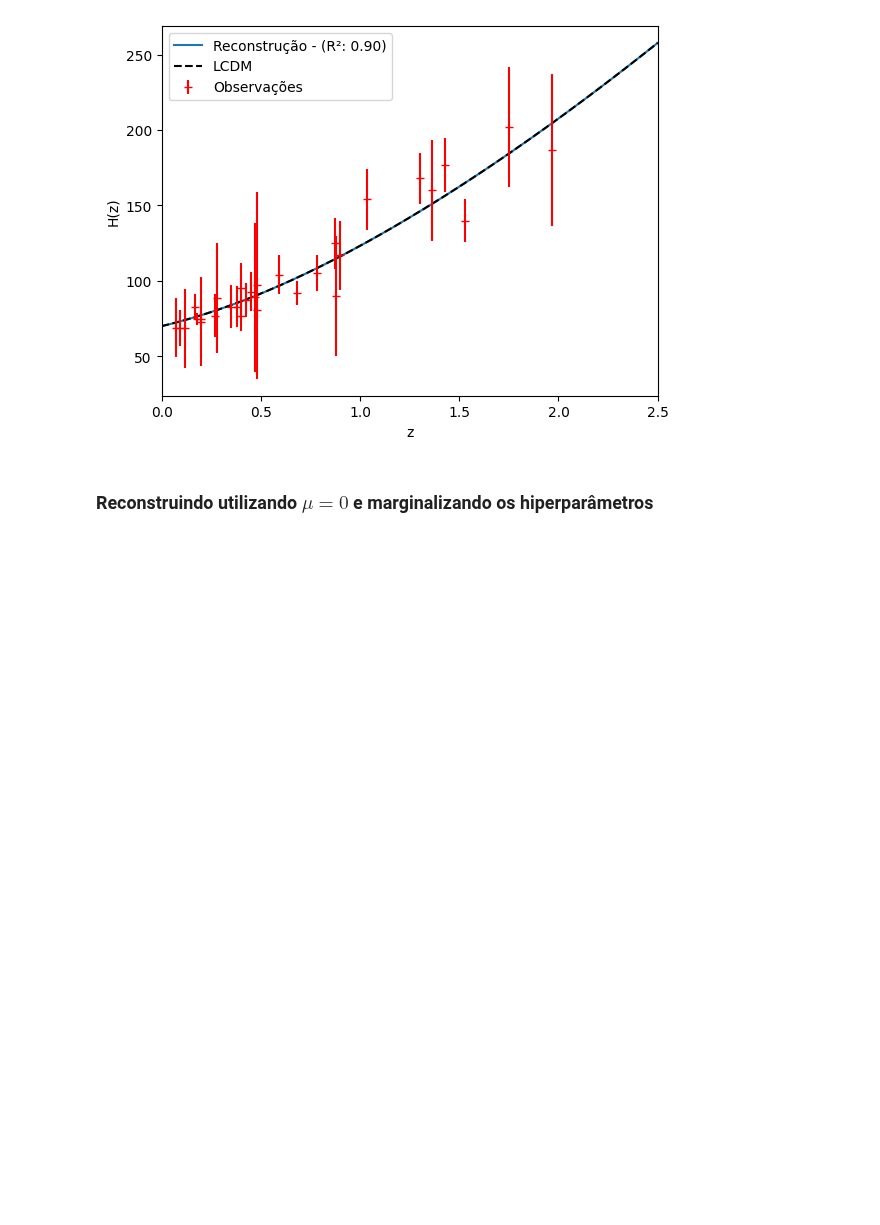
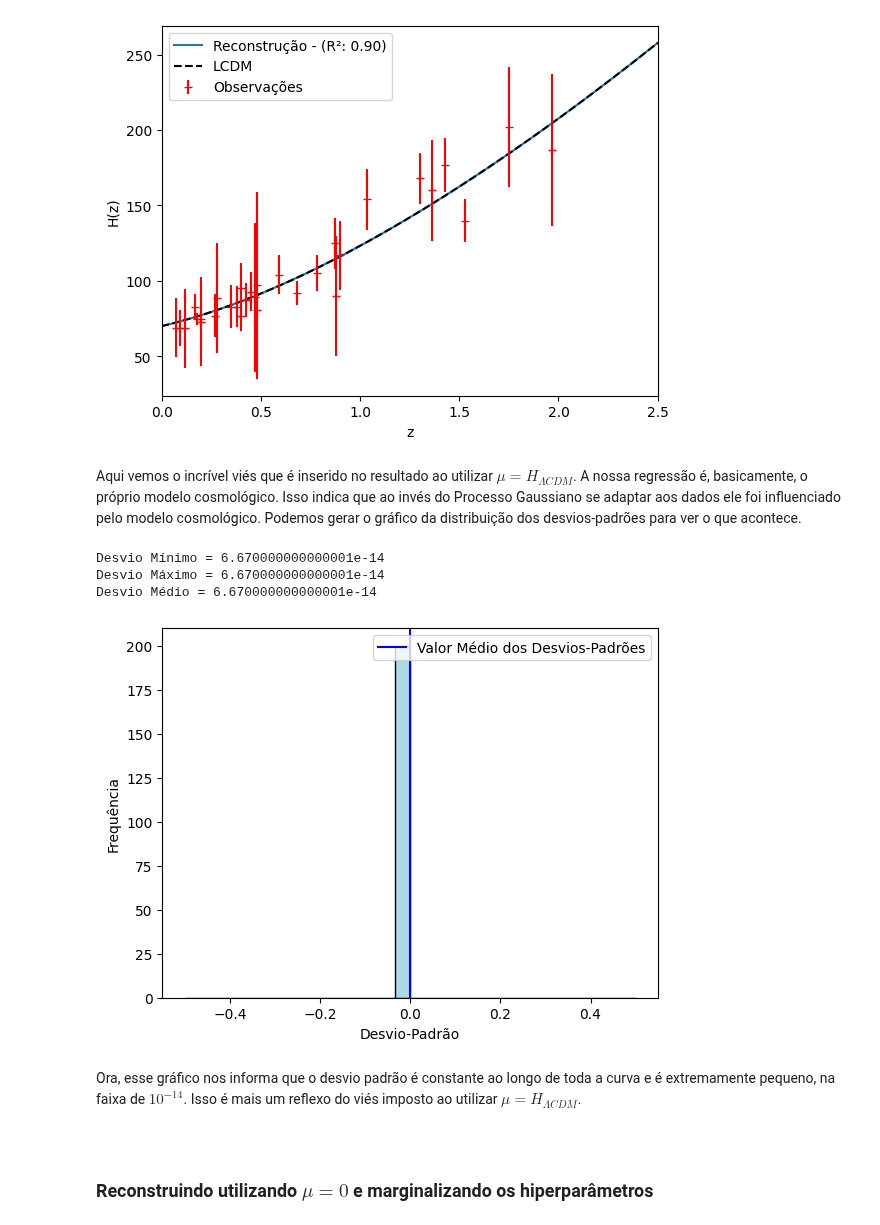
Before and after one commit to VicSanNun/HzRegression, a Jupyter notebook: main.ipynb, the cells around one changed output. Saved outputs shown, nothing was run; the diff lists cells and outputs as text; code cells hidden in the pictures; blank space fills up the shorter version.

```diff
--- a/main.ipynb
+++ b/main.ipynb
@@ -254,6 +283,27 @@ tnc: Local minima reach (|pg| ~= 0)
 plot(X, Y, Sigma, rec2, r_squared, title="plot1.png")
 # %% [output]
 [figure]
+# %% [markdown]
+Aqui vemos o incrível viés que é inserido no resultado ao utilizar $\mu = H_{\Lambda CDM}$. A nossa regressão é, basicamente, o próprio modelo cosmológico. Isso indica que ao invés do Processo Gaussiano se adaptar aos dados ele foi influenciado pelo modelo cosmológico. Podemos gerar o gráfico da distribuição dos desvios-padrões para ver o que acontece.
+# %%
+plt.hist(rec2[:,2], bins=30, color='lightblue', edgecolor='black')
+plt.xlabel('Desvio-Padrão')
+plt.ylabel('Frequência')
+plt.axvline(x = rec2[:,2].mean(), color = 'b', label = 'Valor Médio dos Desvios-Padrões')
+plt.legend()
+
+print(f'Desvio Mínimo = {rec2[:,2].min()}')
+print(f'Desvio Máximo = {rec2[:,2].max()}')
+print(f'Desvio Médio = {rec2[:,2].mean()}')
+# %% [output]
+Desvio Mínimo = 6.670000000000001e-14
+Desvio Máximo = 6.670000000000001e-14
+Desvio Médio = 6.670000000000001e-14
+[figure, added]
+# %% [markdown]
+Ora, esse gráfico nos informa que o desvio padrão é constante ao longo de toda a curva e é extremamente pequeno, na faixa de $10^{-14}$. Isso é mais um reflexo do viés imposto ao utilizar $\mu = H_{\Lambda CDM}$.
+# %% [markdown]
+<div id="rec3" />
 # %% [markdown]
 ### Reconstruindo utilizando $\mu = 0$ e marginalizando os hiperparâmetros
 # %% [markdown]
```
Also changed, not shown: parts of 35 cells of this notebook, 2 other files.
